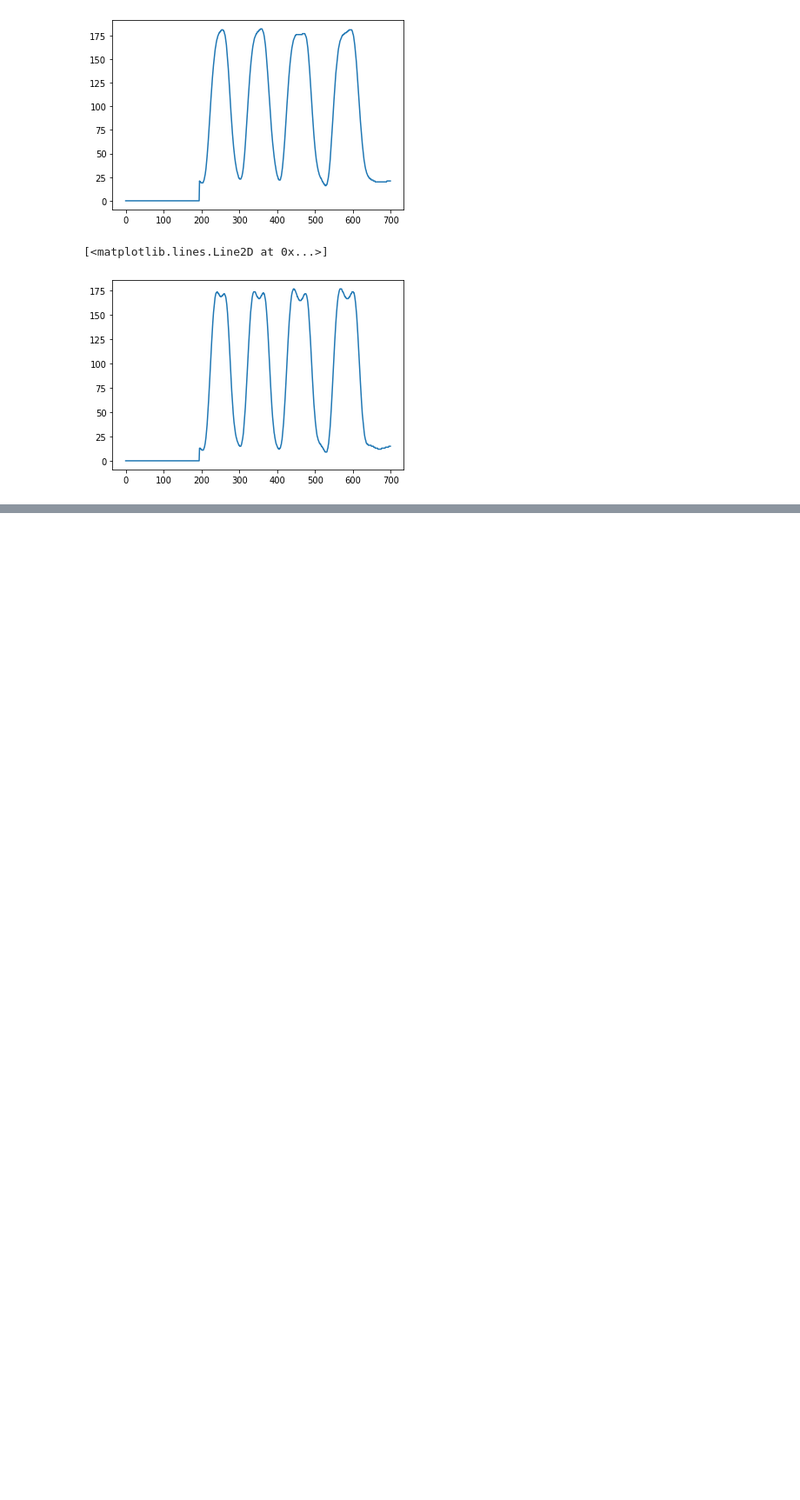
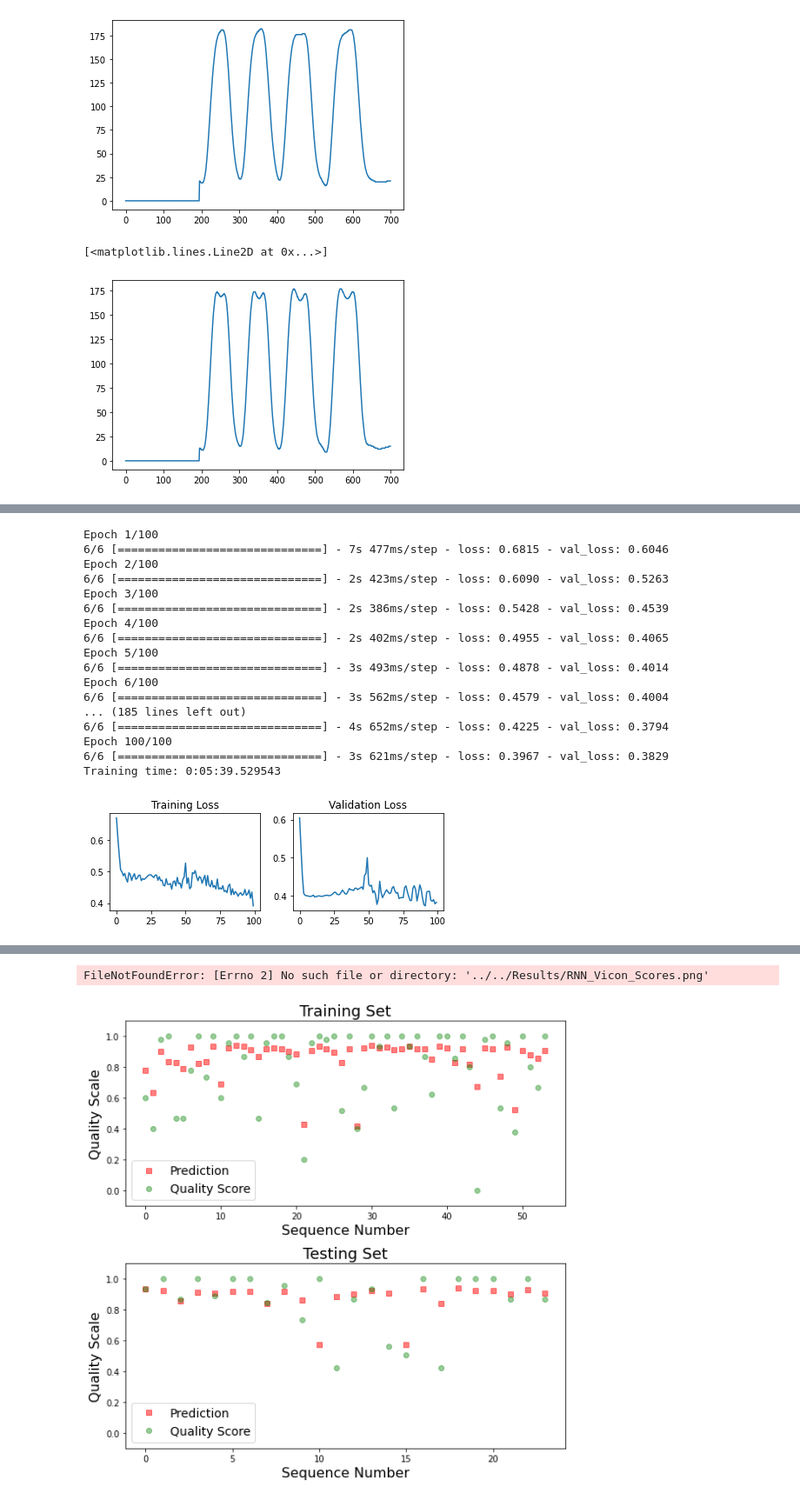
Before and after one commit to anmolcool007/Movement-Quality-Assessment, a Jupyter notebook: playground.ipynb, the cells around one changed output, grey strips where cells are left out. Shown: that part at 87% size. Saved outputs shown, nothing was run; the diff lists cells and outputs as text; code cells hidden in the pictures; blank space fills up the shorter version.

Commit message:
baseline CNN and RNN network implemented

```diff
--- a/playground.ipynb
+++ b/playground.ipynb
@@ -233,5 +241,5 @@ FileNotFoundError: [Errno 2] No such file or directory: '../../Results/CNN_Vicon
 # %%
-timesteps = 700 # Number of timesteps
+timesteps = 400 # Number of timesteps
 nr = 78   # Number of repetitions
 n_dim = 2  # Dimension of data sequences
 dropout_rate = 0.2   # Droput rate
@@ -342,0 +421,21 @@ array([[1.],
+# %%
+Mean_abs_dev_rnn, RMS_dev_rnn  = Network_rnn()
+# %% [output]
+Epoch 1/100
+6/6 [==============================] - 7s 477ms/step - loss: 0.6815 - val_loss: 0.6046
+Epoch 2/100
+6/6 [==============================] - 2s 423ms/step - loss: 0.6090 - val_loss: 0.5263
+Epoch 3/100
+6/6 [==============================] - 2s 386ms/step - loss: 0.5428 - val_loss: 0.4539
+Epoch 4/100
+6/6 [==============================] - 2s 402ms/step - loss: 0.4955 - val_loss: 0.4065
+Epoch 5/100
+6/6 [==============================] - 3s 493ms/step - loss: 0.4878 - val_loss: 0.4014
+Epoch 6/100
+6/6 [==============================] - 3s 562ms/step - loss: 0.4579 - val_loss: 0.4004
+... (185 lines left out)
+6/6 [==============================] - 4s 652ms/step - loss: 0.4225 - val_loss: 0.3794
+Epoch 100/100
+6/6 [==============================] - 3s 621ms/step - loss: 0.3967 - val_loss: 0.3829
+Training time: 0:05:39.529543
+[figure, added]
@@ -342,0 +443,2 @@ array([[1.],
+FileNotFoundError: [Errno 2] No such file or directory: '../../Results/RNN_Vicon_Scores.png'
+[figure, added]
```
Also changed, not shown: parts of 12 cells of this notebook, 1 other file.
